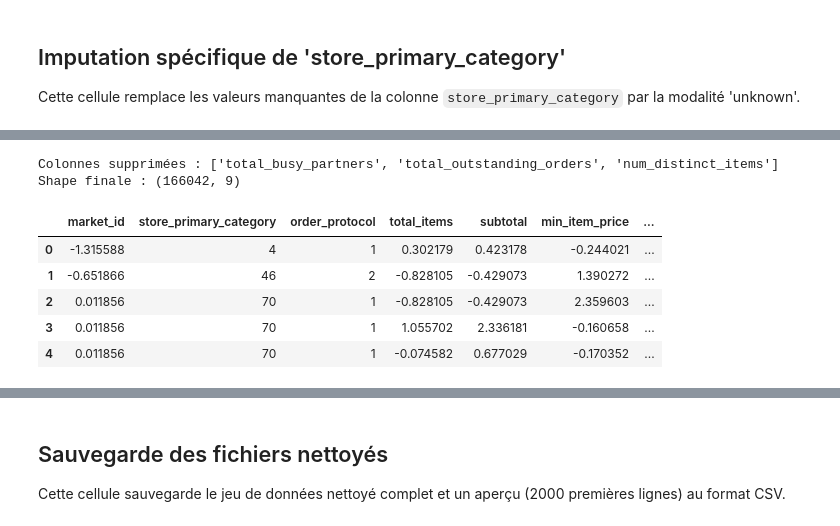
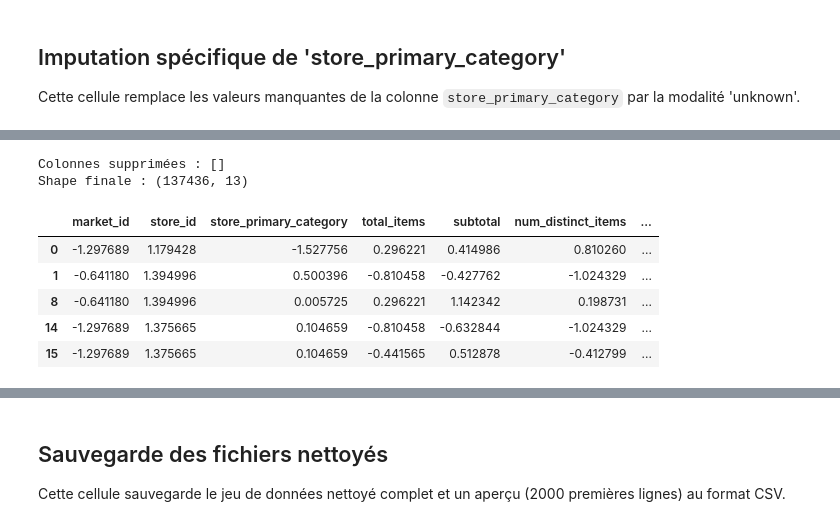
Before and after one commit to chamseddinedoulaEsprit/CRISP-DM-DataSet-Temps-de-livraison, a Jupyter notebook: CRISP-DM Datadelevry.ipynb, the cells around one changed output, grey strips where cells are left out. Drawn from its saved outputs; the diff is of its cells as text; code cells hidden in the pictures.

Commit message:
commit finale

```diff
--- a/CRISP-DM Datadelevry.ipynb
+++ b/CRISP-DM Datadelevry.ipynb
@@ -569,0 +1353,4 @@ Data Preparation terminée. Shape finale : (166042, 15)
+# %%
+df = pd.read_csv('df_enriched.csv', header=0)  # Prend la première ligne comme noms de colonnes
+df = df.astype(float, errors='ignore')         # Convertit toutes les colonnes en float si possible
+print(df.shape)
@@ -569,0 +1359,18 @@ Data Preparation terminée. Shape finale : (166042, 15)
+# %%
+from sklearn.preprocessing import StandardScaler
+
+# Colonnes à scaler
+cols_to_scale = ['weather_condition', 'order_protocol','store_primary_category','store_id']
+
+# Vérifier que les colonnes existent dans le DataFrame
+cols_to_scale = [c for c in cols_to_scale if c in df.columns]
+
+# Initialiser le scaler
+scaler = StandardScaler()
+
+
+# Appliquer le scaling seulement sur ces colonnes
+df[cols_to_scale] = scaler.fit_transform(df[cols_to_scale])
+
+print("Scaling appliqué sur :", cols_to_scale)
+display(df.head(10))
@@ -623,25 +1414,28 @@ Shape finale : (166042, 12)
+# %%
+df1=df
+# %%
+df=df1
 # %%
 # Colonnes à supprimer pour réduire la redondance
 cols_to_drop = [
     'total_busy_partners',
-    'total_outstanding_orders',
-    'num_distinct_items'  # si on garde total_items
+    'total_outstanding_orders','max_item_price','min_item_price','order_protocol'
 ]
 
 cols_to_drop_existing = [c for c in cols_to_drop if c in df.columns]
-dfODS1 = dfODS1.drop(columns=cols_to_drop_existing)
+df = df.drop(columns=cols_to_drop_existing)
 cols_to_drop_existing = [c for c in cols_to_drop if c in df.columns]
 df = df.drop(columns=cols_to_drop_existing)
 
 print(f"Colonnes supprimées : {cols_to_drop_existing}")
-print("Shape finale :", dfODS1.shape)
-display(dfODS1.head())
+print("Shape finale :", df.shape)
+display(df.head())
 # %% [output]
-Colonnes supprimées : ['total_busy_partners', 'total_outstanding_orders', 'num_distinct_items']
-Shape finale : (166042, 9)
+Colonnes supprimées : []
+Shape finale : (137436, 13)
-|  | market_id | store_primary_category | order_protocol | total_items | subtotal | min_item_price | ... |
-| 0 | -1.315588 | 4 | 1 | 0.302179 | 0.423178 | -0.244021 | ... |
-| 1 | -0.651866 | 46 | 2 | -0.828105 | -0.429073 | 1.390272 | ... |
-| 2 | 0.011856 | 70 | 1 | -0.828105 | -0.429073 | 2.359603 | ... |
-| 3 | 0.011856 | 70 | 1 | 1.055702 | 2.336181 | -0.160658 | ... |
-| 4 | 0.011856 | 70 | 1 | -0.074582 | 0.677029 | -0.170352 | ... |
+|  | market_id | store_id | store_primary_category | total_items | subtotal | num_distinct_items | ... |
+| 0 | -1.297689 | 1.179428 | -1.527756 | 0.296221 | 0.414986 | 0.810260 | ... |
+| 1 | -0.641180 | 1.394996 | 0.500396 | -0.810458 | -0.427762 | -1.024329 | ... |
+| 8 | -0.641180 | 1.394996 | 0.005725 | 0.296221 | 1.142342 | 0.198731 | ... |
+| 14 | -1.297689 | 1.375665 | 0.104659 | -0.810458 | -0.632844 | -1.024329 | ... |
+| 15 | -1.297689 | 1.375665 | 0.104659 | -0.441565 | 0.512878 | -0.412799 | ... |
```
Also changed, not shown: parts of 68 cells of this notebook, 29 other files.
